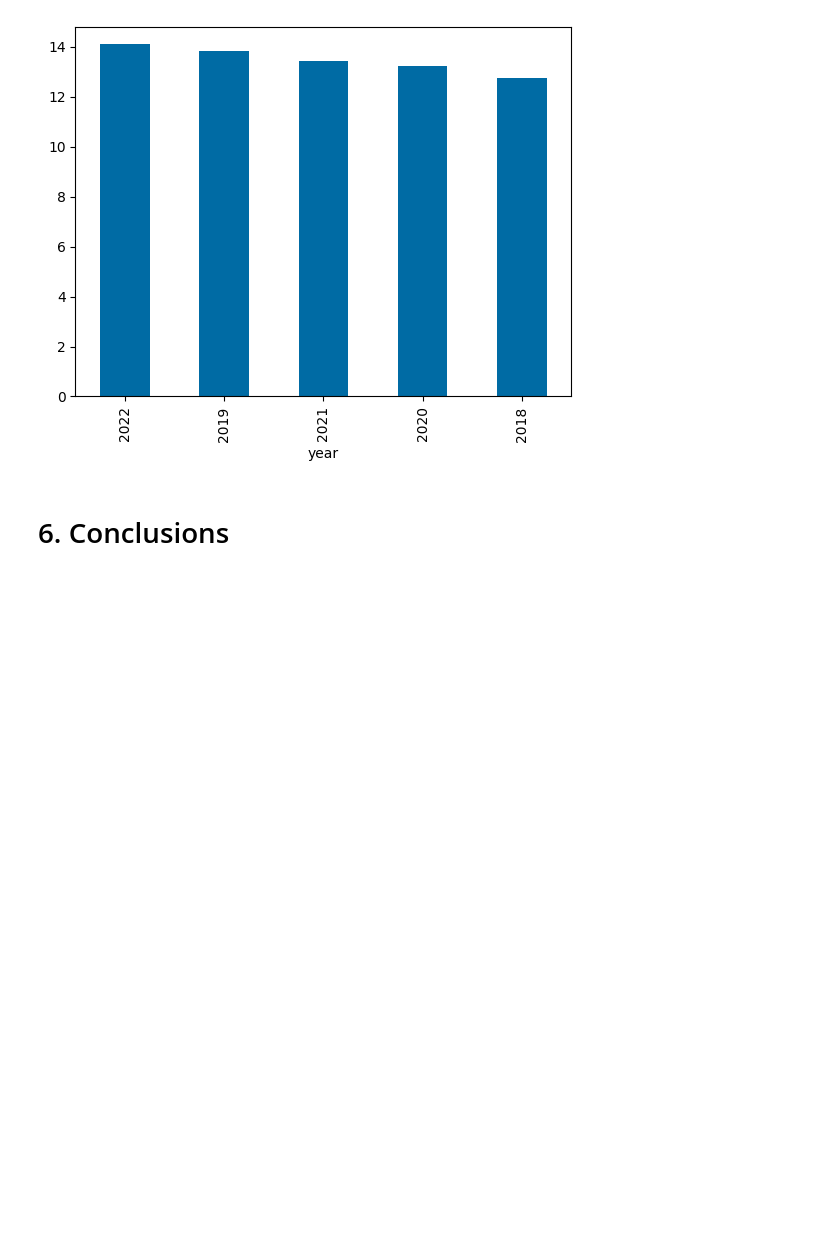
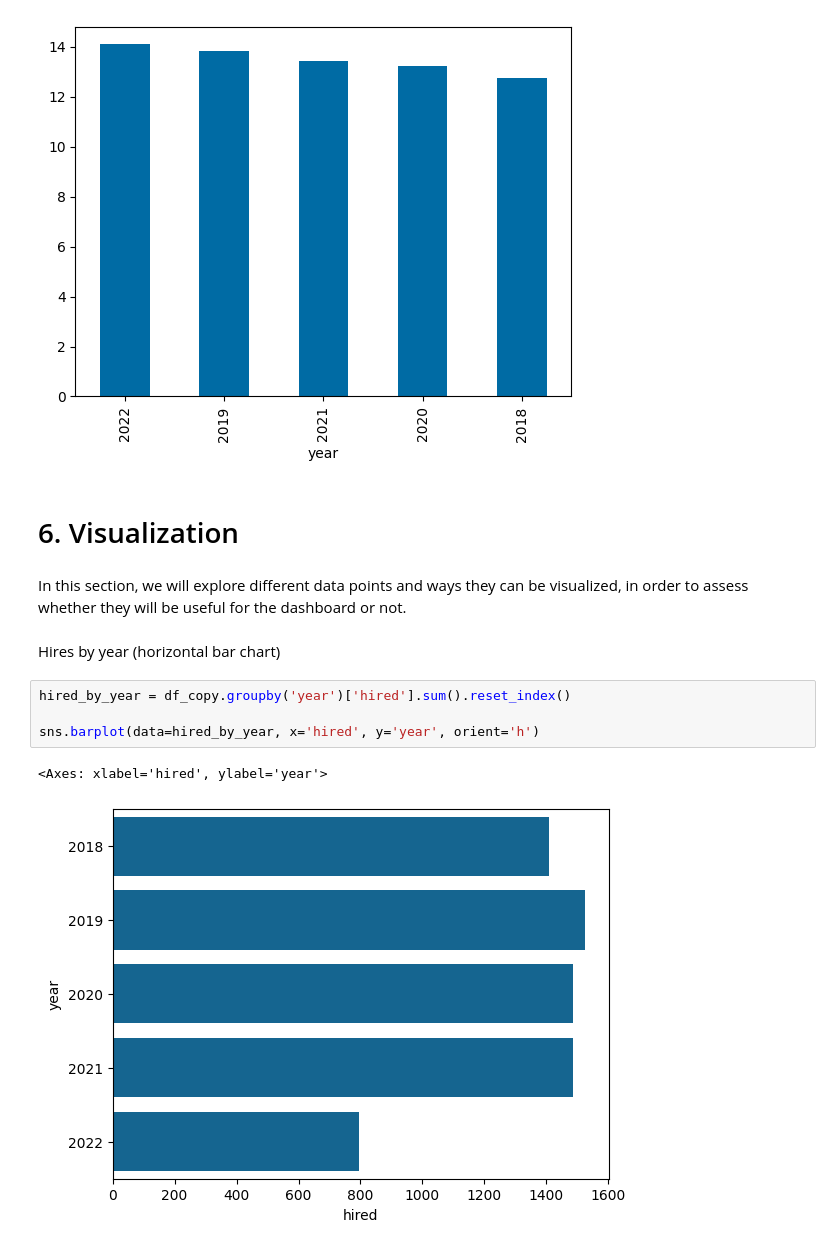
Before and after one commit to Jhonatan19991/Worshop1, a Jupyter notebook: notebooks/EDA/002_candidates_eda.ipynb, the cells around one changed output. Cells and saved outputs as stored; diff of their text form; blank space fills up the shorter version.

```diff
--- a/notebooks/EDA/002_candidates_eda.ipynb
+++ b/notebooks/EDA/002_candidates_eda.ipynb
@@ -358,4 +363,15 @@ temp.plot.bar()
 <Axes: xlabel='year'>
 [figure]
 # %% [markdown]
-# 6. Conclusions
+# 6. Visualization
+# %% [markdown]
+In this section, we will explore different data points and ways they can be visualized, in order to assess whether they will be useful for the dashboard or not.
+# %% [markdown]
+Hires by year (horizontal bar chart)
+# %%
+hired_by_year = df_copy.groupby('year')['hired'].sum().reset_index()
+
+sns.barplot(data=hired_by_year, x='hired', y='year', orient='h')
+# %% [output]
+<Axes: xlabel='hired', ylabel='year'>
+[figure, added]
```
Also changed, not shown: parts of 10 cells of this notebook.
